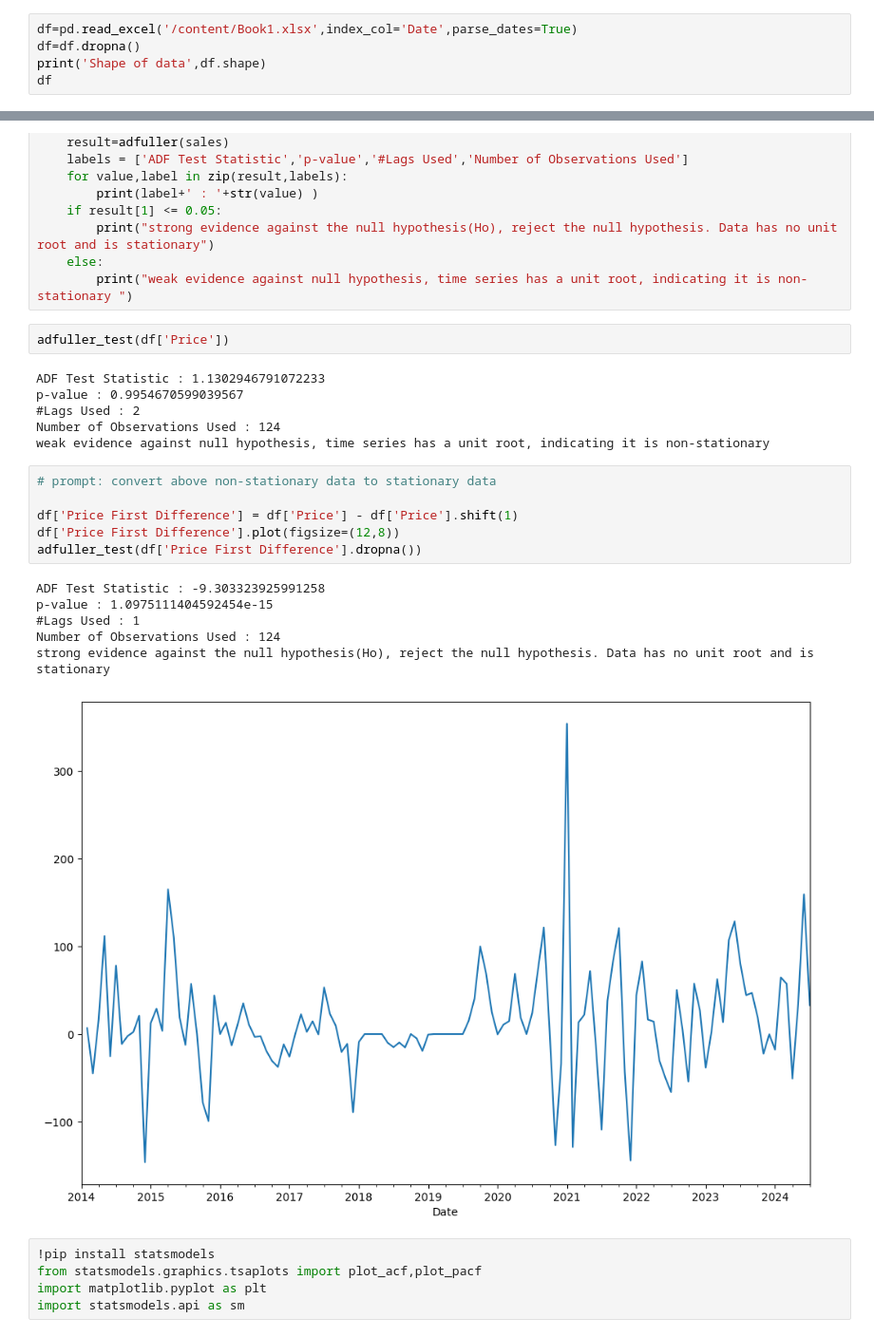
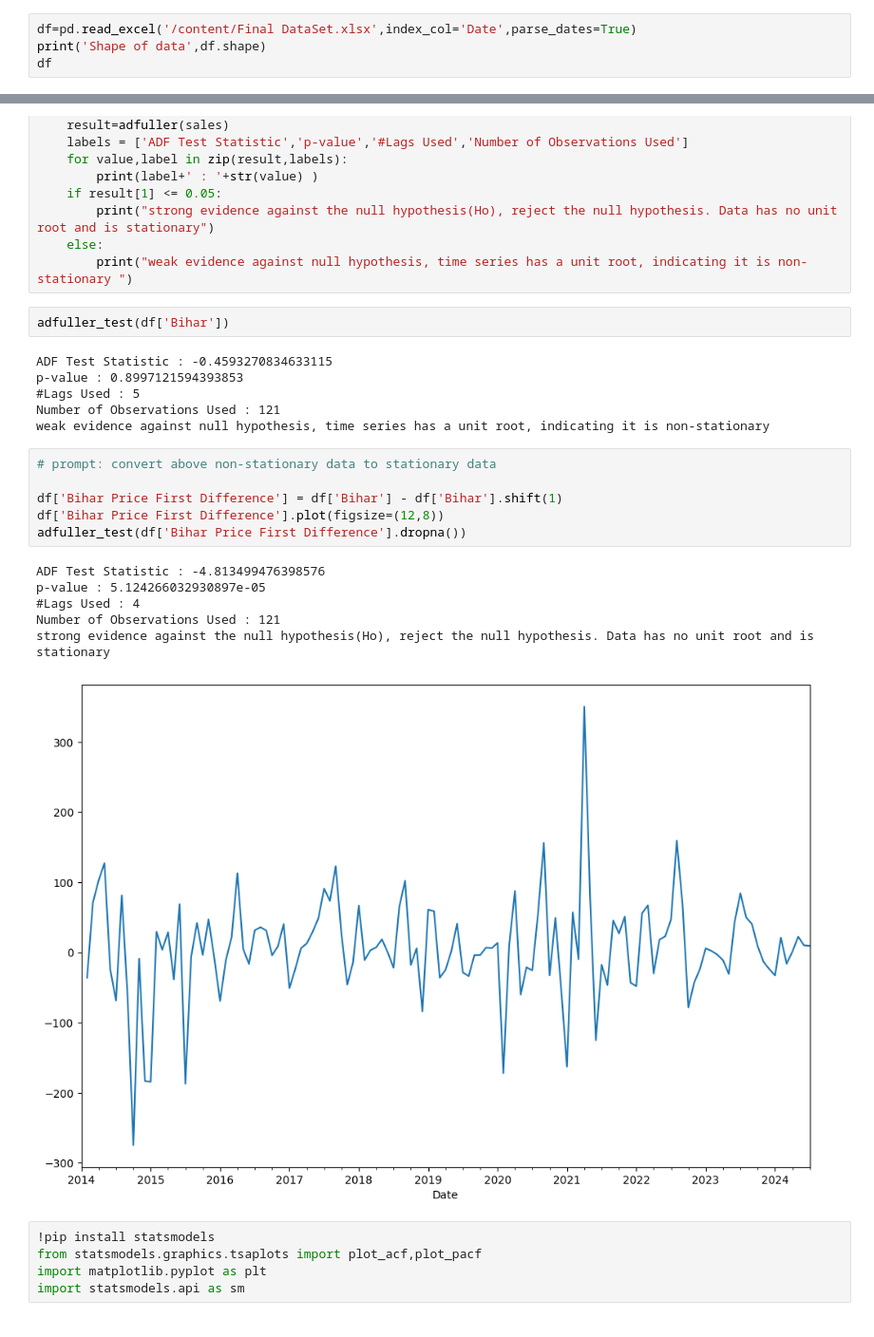
Before and after one commit to jash0803/crop_time_series_forcasting, a Jupyter notebook: Hackout.ipynb, the cells around one changed output, grey strips where cells are left out. Shown: that part at 95% size. Drawn from its saved outputs; the diff is of its cells as text.

```diff
--- a/Hackout.ipynb
+++ b/Hackout.ipynb
@@ -22,8 +24,7 @@ Requirement already satisfied: six in /usr/local/lib/python3.10/dist-packages (f
 import pandas as pd
 import numpy as np
 # %%
-df=pd.read_excel('/content/Book1.xlsx',index_col='Date',parse_dates=True)
-df=df.dropna()
+df=pd.read_excel('/content/Final DataSet.xlsx',index_col='Date',parse_dates=True)
 print('Shape of data',df.shape)
 df
 # %% [output]
@@ -65,26 +68,26 @@ def adfuller_test(sales):
     else:
         print("weak evidence against null hypothesis, time series has a unit root, indicating it is non-stationary ")
 # %%
-adfuller_test(df['Price'])
+adfuller_test(df['Bihar'])
 # %% [output]
-ADF Test Statistic : 1.1302946791072233
-p-value : 0.9954670599039567
-#Lags Used : 2
-Number of Observations Used : 124
+ADF Test Statistic : -0.4593270834633115
+p-value : 0.8997121594393853
+#Lags Used : 5
+Number of Observations Used : 121
 weak evidence against null hypothesis, time series has a unit root, indicating it is non-stationary
 # %%
 # prompt: convert above non-stationary data to stationary data
 
-df['Price First Difference'] = df['Price'] - df['Price'].shift(1)
-df['Price First Difference'].plot(figsize=(12,8))
-adfuller_test(df['Price First Difference'].dropna())
+df['Bihar Price First Difference'] = df['Bihar'] - df['Bihar'].shift(1)
+df['Bihar Price First Difference'].plot(figsize=(12,8))
+adfuller_test(df['Bihar Price First Difference'].dropna())
 # %% [output]
-ADF Test Statistic : -9.303323925991258
-p-value : 1.0975111404592454e-15
-#Lags Used : 1
-Number of Observations Used : 124
+ADF Test Statistic : -4.813499476398576
+p-value : 5.124266032930897e-05
+#Lags Used : 4
+Number of Observations Used : 121
 strong evidence against the null hypothesis(Ho), reject the null hypothesis. Data has no unit root and is stationary
-[figure, old version]
+[figure, new version]
 # %%
 !pip install statsmodels
 from statsmodels.graphics.tsaplots import plot_acf,plot_pacf
```
Also changed, not shown: parts of 10 cells of this notebook.
